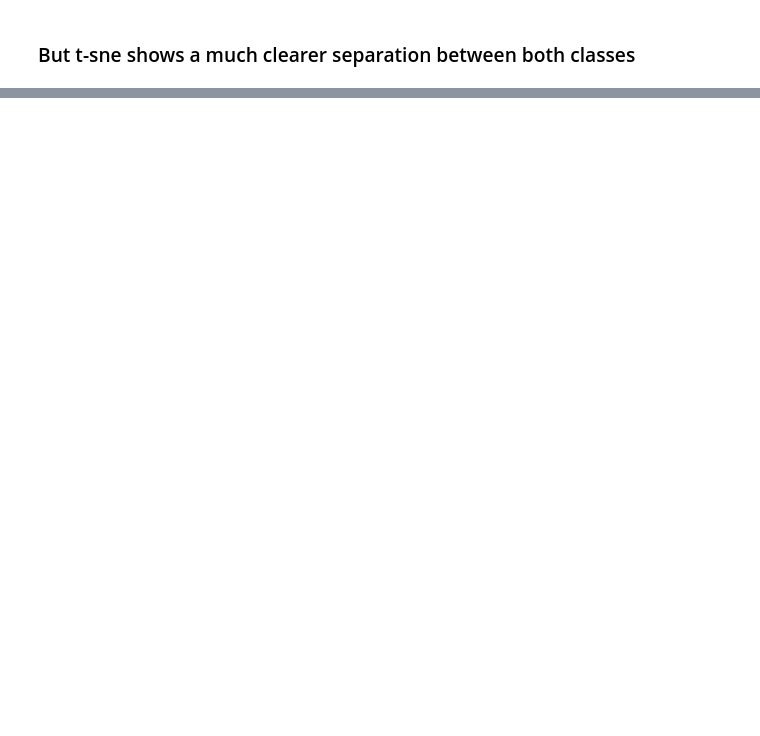
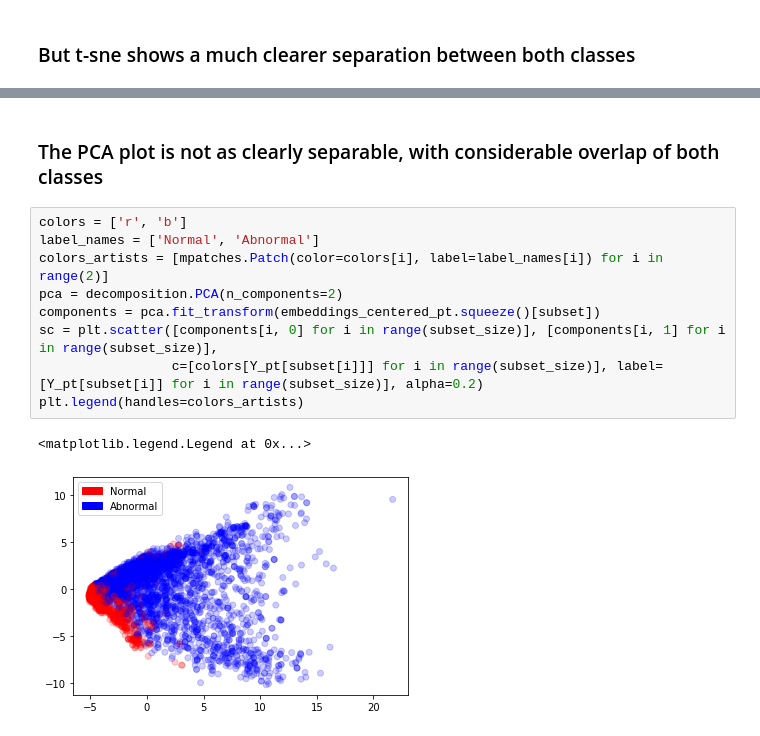
Before and after one commit to CarlosGomes98/ECG-Classification, a Jupyter notebook: Visualization.ipynb, the cells around one changed output, grey strips where cells are left out. Drawn from its saved outputs; the diff is of its cells as text; blank space fills up the shorter version.

```diff
--- a/Visualization.ipynb
+++ b/Visualization.ipynb
@@ -230,0 +242,14 @@ plt.legend(handles=colors_artists)
+# %% [markdown]
+### The PCA plot is not as clearly separable, with considerable overlap of both classes
+# %%
+colors = ['r', 'b']
+label_names = ['Normal', 'Abnormal']
+colors_artists = [mpatches.Patch(color=colors[i], label=label_names[i]) for i in range(2)]
+pca = decomposition.PCA(n_components=2)
+components = pca.fit_transform(embeddings_centered_pt.squeeze()[subset])
+sc = plt.scatter([components[i, 0] for i in range(subset_size)], [components[i, 1] for i in range(subset_size)],
+                 c=[colors[Y_pt[subset[i]]] for i in range(subset_size)], label=[Y_pt[subset[i]] for i in range(subset_size)], alpha=0.2)
+plt.legend(handles=colors_artists)
+# %% [output]
+<matplotlib.legend.Legend at 0x...>
+[figure, added]
```
Also changed, not shown: parts of 26 cells of this notebook, 1 other file.
